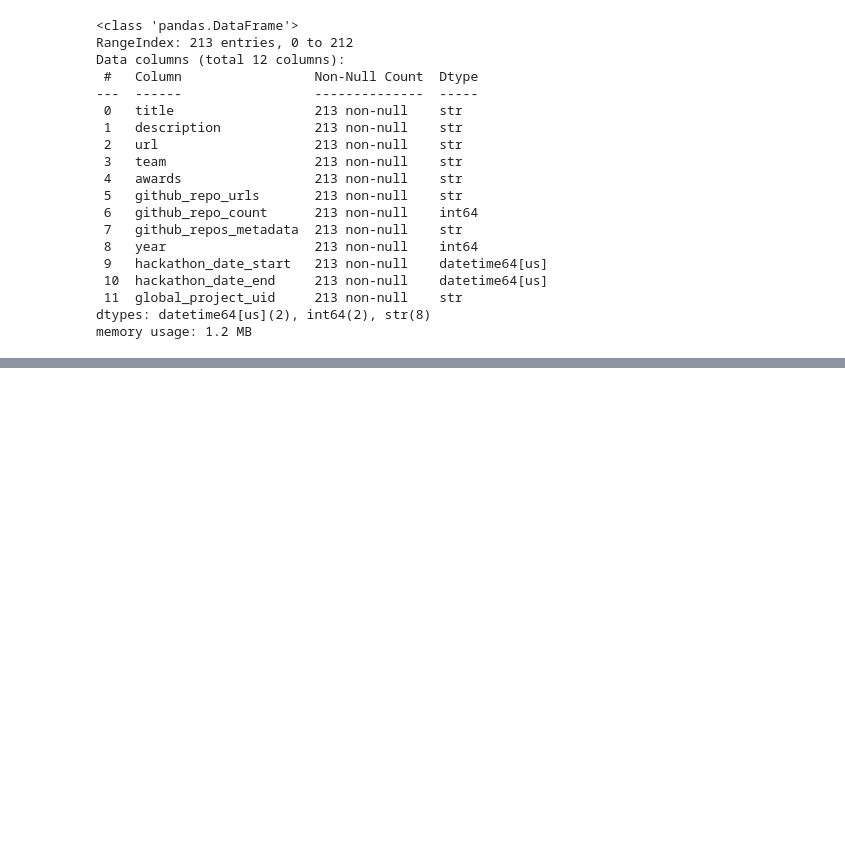
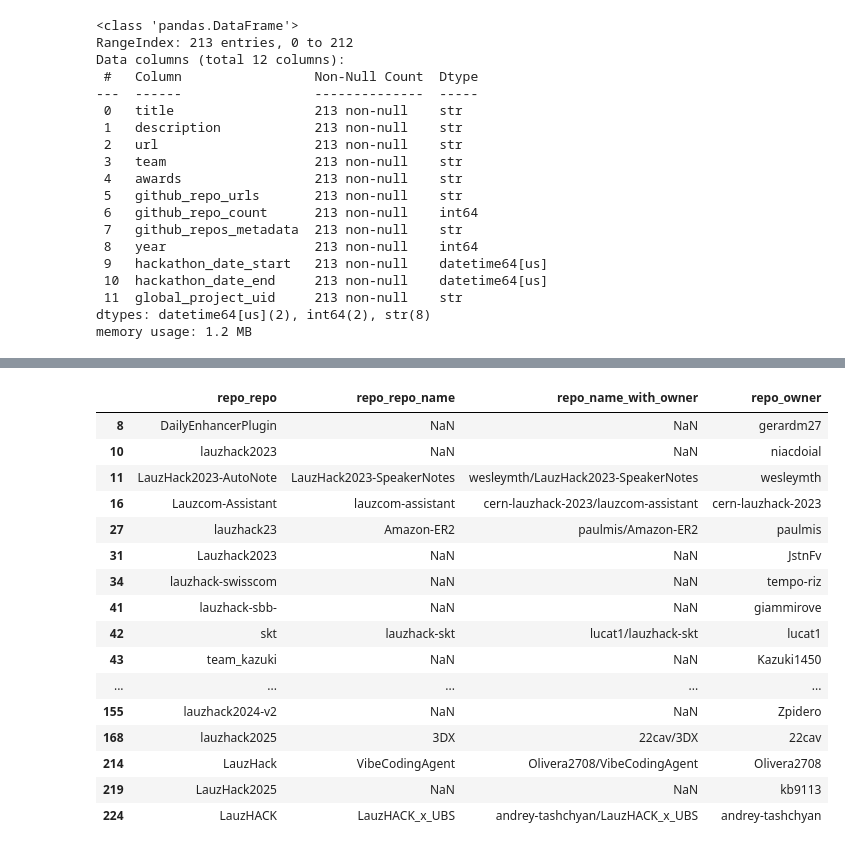
Before and after one commit to sdsc-ordes/open-pulse-hackalysis, a Jupyter notebook: notebooks/analysis.ipynb, the cells around one changed output, grey strips where cells are left out. Cells and saved outputs as stored; diff of their text form; code cells hidden in the pictures; blank space fills up the shorter version.

```diff
--- a/notebooks/analysis.ipynb
+++ b/notebooks/analysis.ipynb
@@ -344,0 +492,8 @@ plt.show()
+# %%
+repo_level_df.isnull().sum()
+
+bool_cols = ['repo_has_tests', 'repo_has_docs', 'repo_has_ci', 'repo_has_docker',
+             'repo_has_notebooks', 'repo_has_contributing', 'repo_has_license_file',
+             'repo_has_readme_file']
+for col in bool_cols:
+    repo_level_df[col] = repo_level_df[col].fillna(False)
@@ -344,0 +541,20 @@ plt.show()
+# %%
+repo_level_df[repo_level_df['repo_repo']!=repo_level_df['repo_repo_name']][['repo_repo', 'repo_repo_name', 'repo_name_with_owner', 'repo_owner']]
+# %% [output]
+|  | repo_repo | repo_repo_name | repo_name_with_owner | repo_owner |
+| 8 | DailyEnhancerPlugin | NaN | NaN | gerardm27 |
+| 10 | lauzhack2023 | NaN | NaN | niacdoial |
+| 11 | LauzHack2023-AutoNote | LauzHack2023-SpeakerNotes | wesleymth/LauzHack2023-SpeakerNotes | wesleymth |
+| 16 | Lauzcom-Assistant | lauzcom-assistant | cern-lauzhack-2023/lauzcom-assistant | cern-lauzhack-2023 |
+| 27 | lauzhack23 | Amazon-ER2 | paulmis/Amazon-ER2 | paulmis |
+| 31 | Lauzhack2023 | NaN | NaN | JstnFv |
+| 34 | lauzhack-swisscom | NaN | NaN | tempo-riz |
+| 41 | lauzhack-sbb- | NaN | NaN | giammirove |
+| 42 | skt | lauzhack-skt | lucat1/lauzhack-skt | lucat1 |
+| 43 | team_kazuki | NaN | NaN | Kazuki1450 |
+| ... | ... | ... | ... | ... |
+| 155 | lauzhack2024-v2 | NaN | NaN | Zpidero |
+| 168 | lauzhack2025 | 3DX | 22cav/3DX | 22cav |
+| 214 | LauzHack | VibeCodingAgent | Olivera2708/VibeCodingAgent | Olivera2708 |
+| 219 | LauzHack2025 | NaN | NaN | kb9113 |
+| 224 | LauzHACK | LauzHACK_x_UBS | andrey-tashchyan/LauzHACK_x_UBS | andrey-tashchyan |
```
Also changed, not shown: parts of 9 cells of this notebook, 2 other files.
